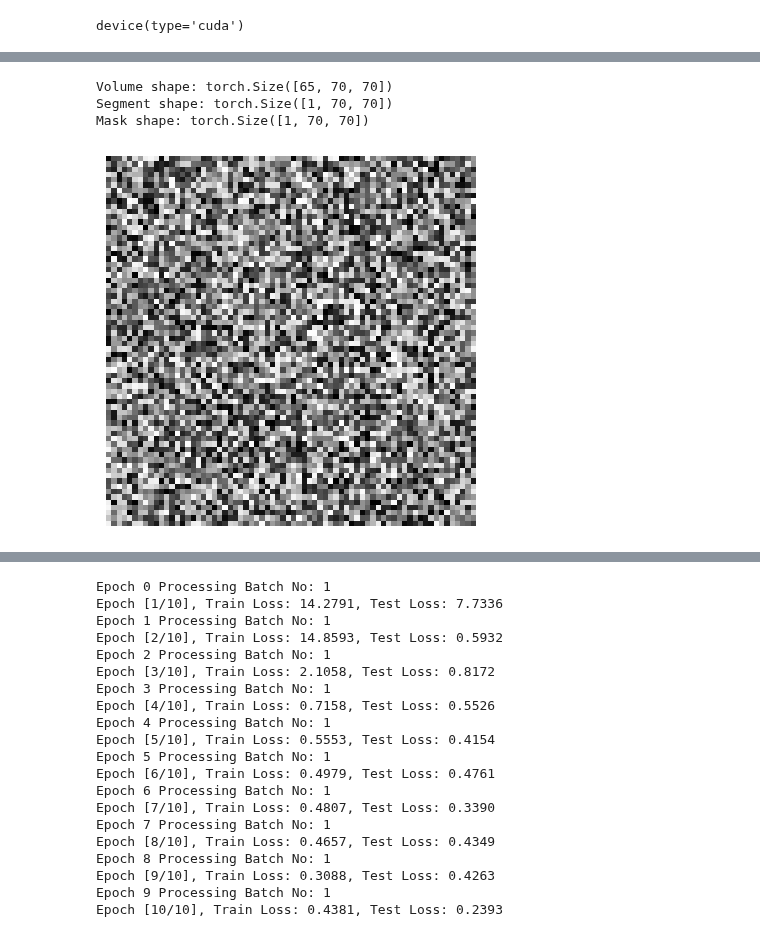
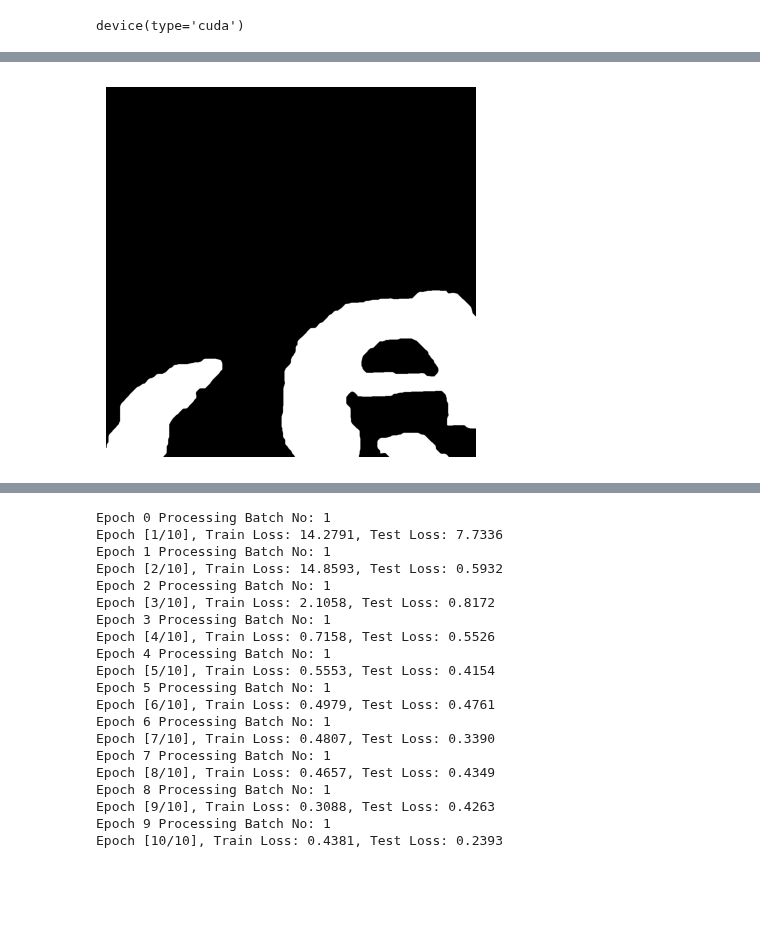
Before and after one commit to Wishmitha/Vesuvius, a Jupyter notebook: ink_detection/ink_detection_unet_pytorch_inbuilt_crops.ipynb, the cells around one changed output, grey strips where cells are left out. Drawn from its saved outputs; the diff is of its cells as text; code cells hidden in the pictures; blank space fills up the shorter version.

```diff
--- a/ink_detection/ink_detection_unet_pytorch_inbuilt_crops.ipynb
+++ b/ink_detection/ink_detection_unet_pytorch_inbuilt_crops.ipynb
@@ -78 +279,7 @@ device(type='cuda')
+# %%
+plt.imshow(label, cmap="gray") #last [] is the layer
+plt.axis("off")
+plt.show()
+# %% [output]
+[figure, added]
 # %%
@@ -145,20 +352,14 @@ frag_data = FragmentDataset(volume_paths, seg_paths, mask_paths, transform=trans
 # %%
-# Get an item from the dataset
-idx = 0
-volume, seg, mask = frag_data[idx]
-
-# Print the shapes
-print("Volume shape:", volume.shape)
-print("Segment shape:", seg.shape)
-print("Mask shape:", mask.shape)
+# # Get an item from the dataset
+# idx = 0
+# volume, seg, mask = frag_data[idx]
+#
+# # Print the shapes
+# print("Volume shape:", volume.shape)
+# print("Segment shape:", seg.shape)
+# print("Mask shape:", mask.shape)
-# %% [output]
-Volume shape: torch.Size([65, 70, 70])
-Segment shape: torch.Size([1, 70, 70])
-Mask shape: torch.Size([1, 70, 70])
 # %%
-plt.imshow(volume[0], cmap="gray") #last [] is the layer
-plt.axis("off")
-plt.show()
+# plt.imshow(volume[0], cmap="gray") #last [] is the layer
+# plt.axis("off")
+# plt.show()
-# %% [output]
-[figure, removed]
 # %%
```
Also changed, not shown: parts of 17 cells of this notebook, 1 other file.
